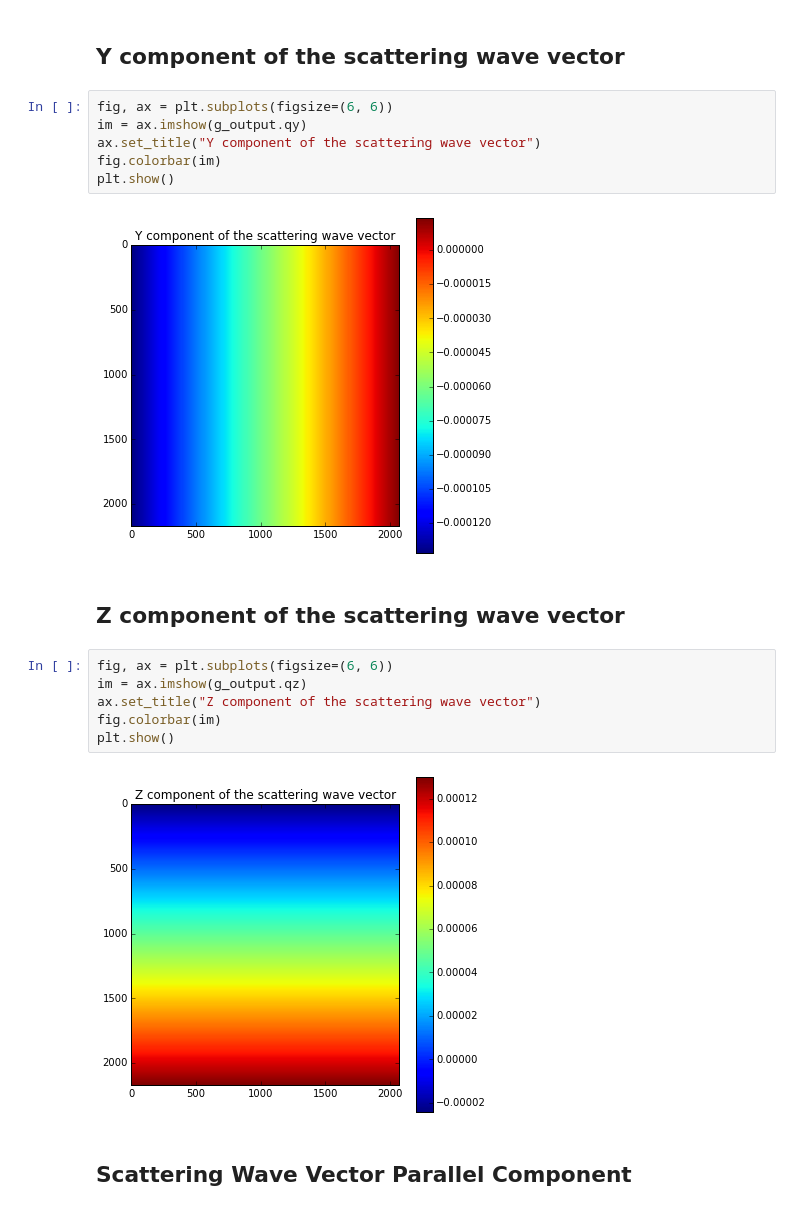
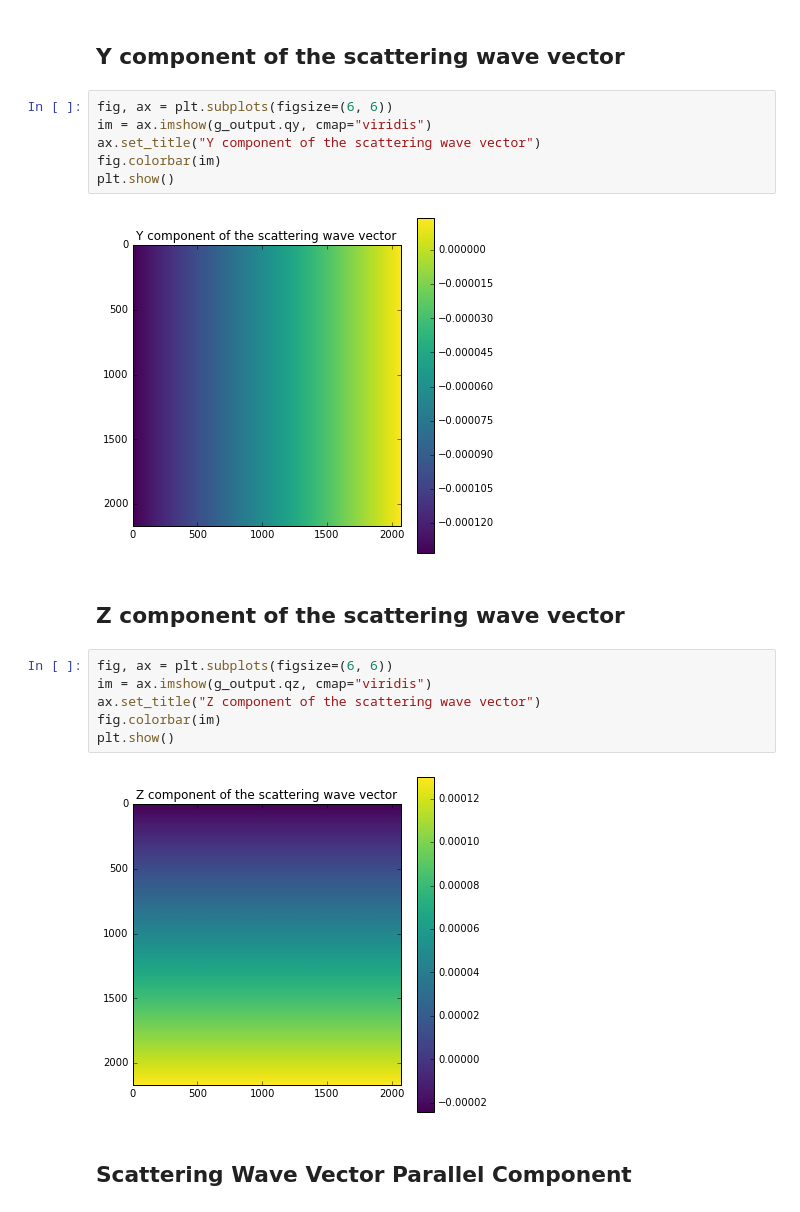
Before and after one commit to scikit-beam/scikit-beam-examples, a Jupyter notebook: demos/reciprocal_space/gisaxs.ipynb, the cells around one changed output. Drawn from its saved outputs; the diff is of its cells as text.

```diff
--- a/demos/reciprocal_space/gisaxs.ipynb
+++ b/demos/reciprocal_space/gisaxs.ipynb
@@ -68,22 +66,22 @@ plt.show()
 ## Y component of the scattering wave vector
 # %%
 fig, ax = plt.subplots(figsize=(6, 6))
-im = ax.imshow(g_output.qy)
+im = ax.imshow(g_output.qy, cmap="viridis")
 ax.set_title("Y component of the scattering wave vector")
 fig.colorbar(im)
 plt.show()
 # %% [output]
-[figure, old version]
+[figure, new version]
 # %% [markdown]
 ## Z component of the scattering wave vector
 # %%
 fig, ax = plt.subplots(figsize=(6, 6))
-im = ax.imshow(g_output.qz)
+im = ax.imshow(g_output.qz, cmap="viridis")
 ax.set_title("Z component of the scattering wave vector")
 fig.colorbar(im)
 plt.show()
 # %% [output]
-[figure, old version]
+[figure, new version]
 # %% [markdown]
 ## Scattering Wave Vector Parallel Component
 # %%
```
Also changed, not shown: parts of 4 cells of this notebook.
